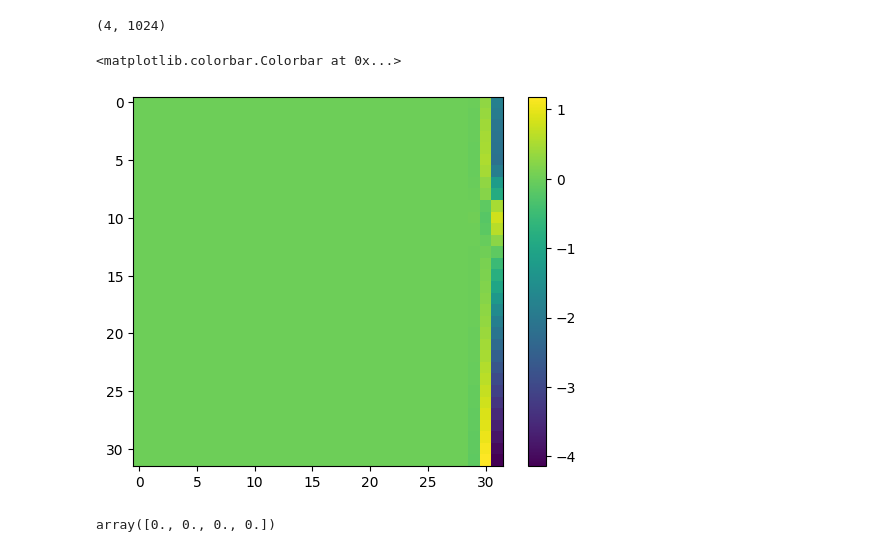
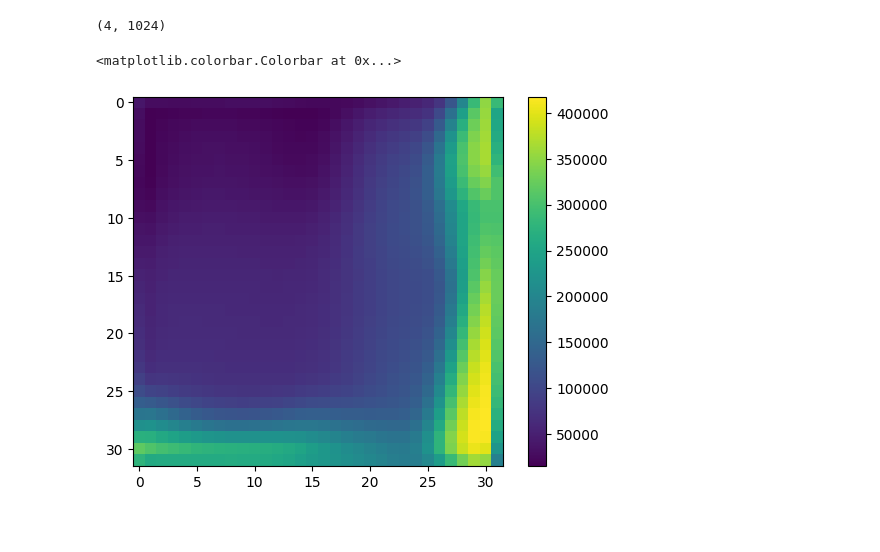
Before and after one commit to aaron23pueschel/CFD, a Jupyter notebook: CFD_FINAL3/Notebooks/C_Curvilnear.ipynb, the cells around one changed output. Cells and saved outputs as stored; diff of their text form; code cells hidden in the pictures.

```diff
--- a/CFD_FINAL3/Notebooks/C_Curvilnear.ipynb
+++ b/CFD_FINAL3/Notebooks/C_Curvilnear.ipynb
@@ -34,7 +48,7 @@ cell_L = np.array([.7648,0,0,65855])
 # %%
 
 
-data = np.loadtxt("primitives.csv", delimiter=",")
+data = np.loadtxt("../primitives.csv", delimiter=",")
 NI = 32
 NJ = 32
 print(data.shape)   # (4, Ncells)
@@ -46,12 +60,8 @@ p   = data[3, :].reshape((NI,NJ))
 (4, 1024)
 # %%
 p = p.reshape((32,32))
-plt.imshow(v)
+plt.imshow(p)
 plt.colorbar()
 # %% [output]
 <matplotlib.colorbar.Colorbar at 0x...>
-[figure, old version]
+[figure, new version]
-# %%
-vanleer_flux_cell(cell_L,cell_R,-1,1)+vanleer_flux_cell(cell_R,cell_L,1,-1)
-# %% [output]
-array([0., 0., 0., 0.])
```
Also changed, not shown: parts of 8 cells of this notebook, 17 other files.
